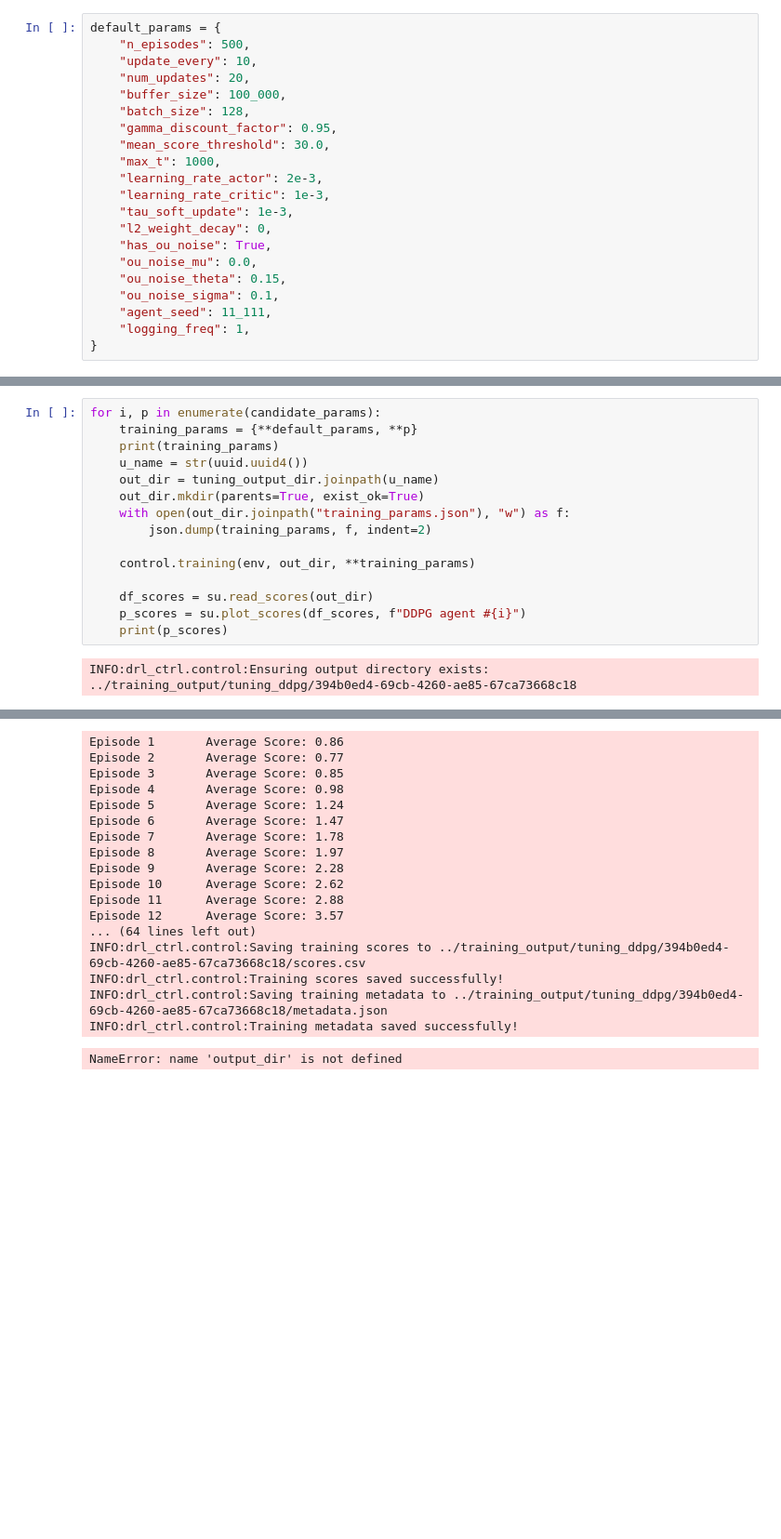
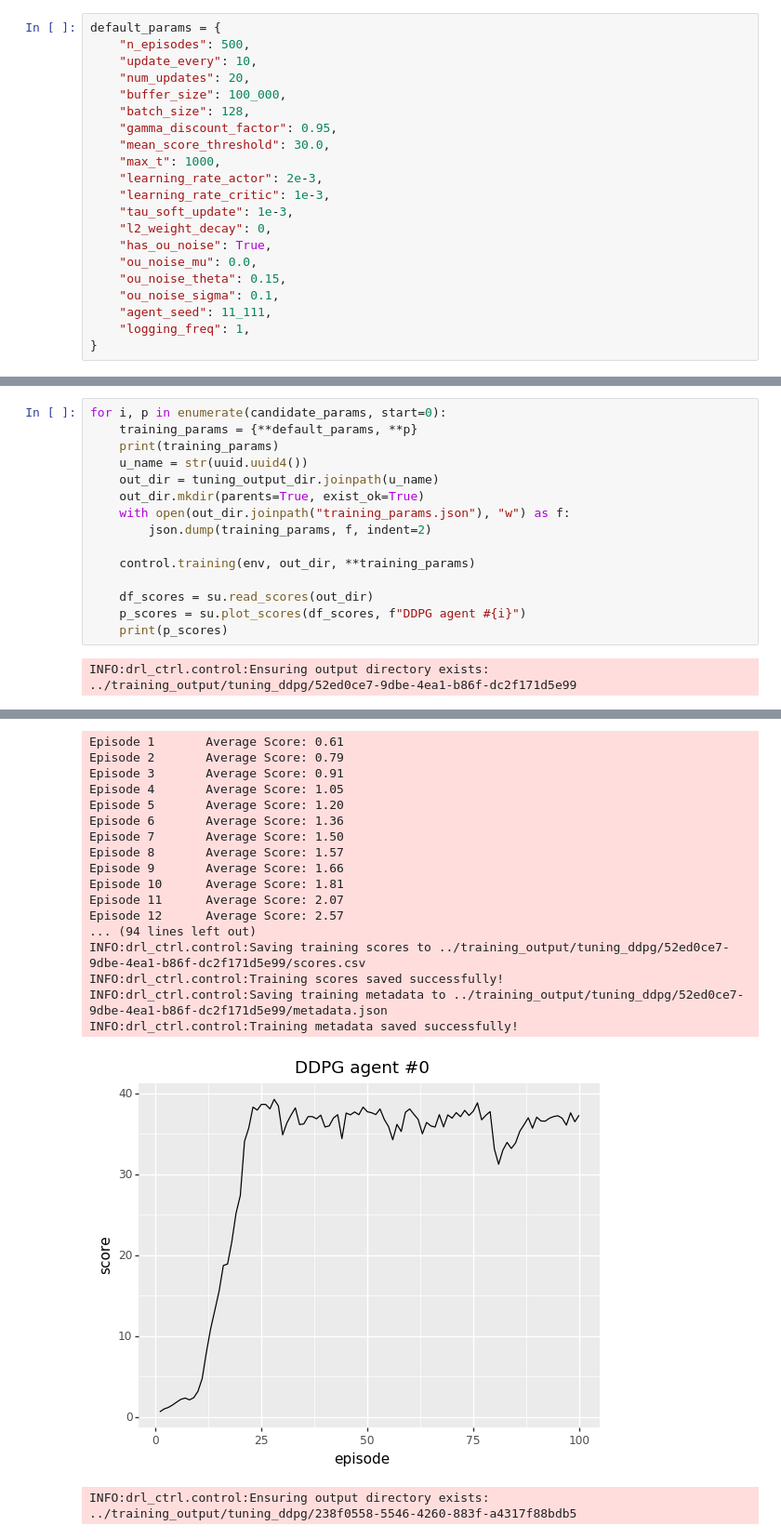
Before and after one commit to daraliu/drl-continuous-control, a Jupyter notebook: notebooks/Reacher20-DDPG-tuning.ipynb, the cells around one changed output, grey strips where cells are left out. Shown at 93% size. Saved outputs shown, nothing was run; the diff lists cells and outputs as text; blank space fills up the shorter version.

Commit message:
chore: save tuning results notebook snapshot

```diff
--- a/notebooks/Reacher20-DDPG-tuning.ipynb
+++ b/notebooks/Reacher20-DDPG-tuning.ipynb
@@ -112,38 +119,39 @@ Unity brain name: ReacherBrain
         Vector Action space size (per agent): 4
         Vector Action descriptions: , , ,
 # %%
-for i, p in enumerate(candidate_params):
+for i, p in enumerate(candidate_params, start=0):
     training_params = {**default_params, **p}
     print(training_params)
     u_name = str(uuid.uuid4())
     out_dir = tuning_output_dir.joinpath(u_name)
     out_dir.mkdir(parents=True, exist_ok=True)
     with open(out_dir.joinpath("training_params.json"), "w") as f:
         json.dump(training_params, f, indent=2)
 
     control.training(env, out_dir, **training_params)
 
     df_scores = su.read_scores(out_dir)
     p_scores = su.plot_scores(df_scores, f"DDPG agent #{i}")
     print(p_scores)
 # %% [output]
-INFO:drl_ctrl.control:Ensuring output directory exists: ../training_output/tuning_ddpg/394b0ed4-69cb-4260-ae85-67ca73668c18
+INFO:drl_ctrl.control:Ensuring output directory exists: ../training_output/tuning_ddpg/52ed0ce7-9dbe-4ea1-b86f-dc2f171d5e99
 {'n_episodes': 500, 'update_every': 10, 'num_updates': 20, 'buffer_size': 100000, 'batch_size': 128, 'gamma_discount_factor': 0.95, 'mean_score_threshold': 30.0, 'max_t': 1000, 'learning_rate_actor':  ...
-Episode 1       Average Score: 0.86
-Episode 2       Average Score: 0.77
-Episode 3       Average Score: 0.85
-Episode 4       Average Score: 0.98
-Episode 5       Average Score: 1.24
-Episode 6       Average Score: 1.47
-Episode 7       Average Score: 1.78
-Episode 8       Average Score: 1.97
-Episode 9       Average Score: 2.28
-Episode 10      Average Score: 2.62
-Episode 11      Average Score: 2.88
-Episode 12      Average Score: 3.57
-... (64 lines left out)
-INFO:drl_ctrl.control:Saving training scores to ../training_output/tuning_ddpg/394b0ed4-69cb-4260-ae85-67ca73668c18/scores.csv
+Episode 1       Average Score: 0.61
+Episode 2       Average Score: 0.79
+Episode 3       Average Score: 0.91
+Episode 4       Average Score: 1.05
+Episode 5       Average Score: 1.20
+Episode 6       Average Score: 1.36
+Episode 7       Average Score: 1.50
+Episode 8       Average Score: 1.57
+Episode 9       Average Score: 1.66
+Episode 10      Average Score: 1.81
+Episode 11      Average Score: 2.07
+Episode 12      Average Score: 2.57
+... (94 lines left out)
+INFO:drl_ctrl.control:Saving training scores to ../training_output/tuning_ddpg/52ed0ce7-9dbe-4ea1-b86f-dc2f171d5e99/scores.csv
 INFO:drl_ctrl.control:Training scores saved successfully!
-INFO:drl_ctrl.control:Saving training metadata to ../training_output/tuning_ddpg/394b0ed4-69cb-4260-ae85-67ca73668c18/metadata.json
+INFO:drl_ctrl.control:Saving training metadata to ../training_output/tuning_ddpg/52ed0ce7-9dbe-4ea1-b86f-dc2f171d5e99/metadata.json
 INFO:drl_ctrl.control:Training metadata saved successfully!
+[figure, added]
-NameError: name 'output_dir' is not defined
+INFO:drl_ctrl.control:Ensuring output directory exists: ../training_output/tuning_ddpg/238f0558-5546-4260-883f-a4317f88bdb5
```
Also changed, not shown: parts of 6 cells of this notebook.
